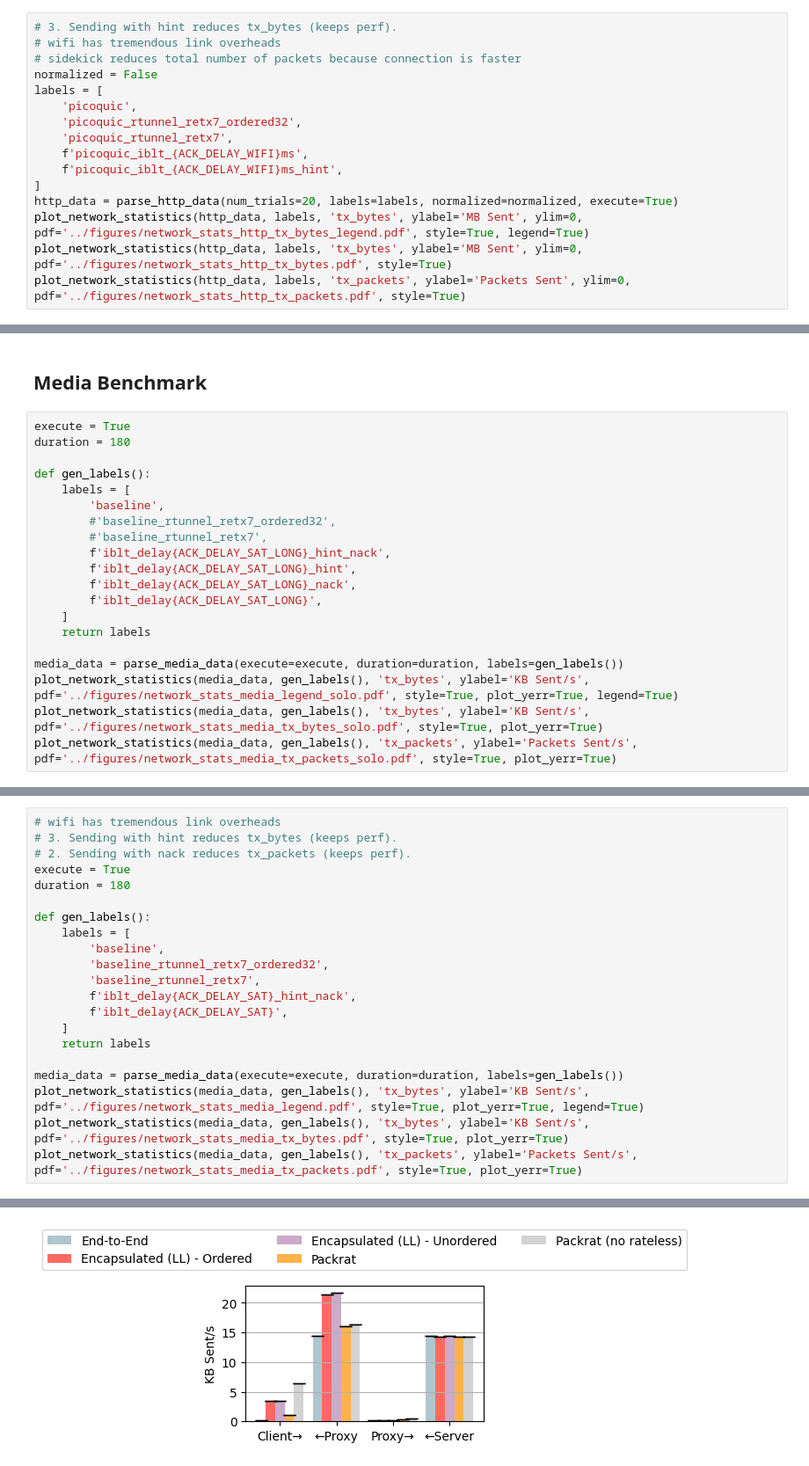
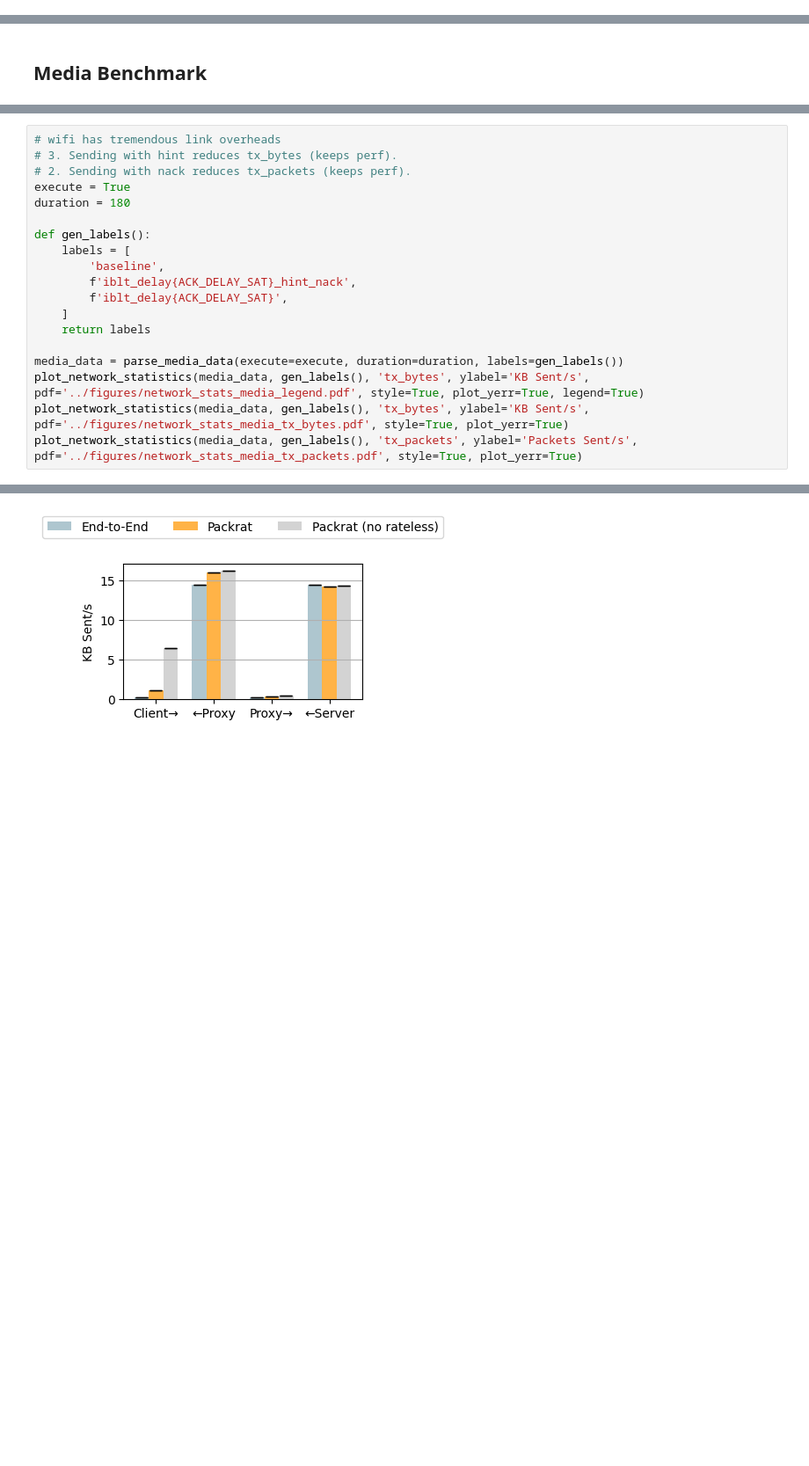
Before and after one commit to StanfordSNR/sidekick-downloads, a Jupyter notebook: notebook/network_statistics.ipynb, the cells around one changed output, grey strips where cells are left out. Shown at 88% size. Cells and saved outputs as stored; diff of their text form; blank space fills up the shorter version.

Commit message:
clean up network_statistics nb

```diff
--- a/notebook/network_statistics.ipynb
+++ b/notebook/network_statistics.ipynb
@@ -173,19 +173,3 @@ picoquic_iblt_20ms tx_packets [6649.0, 21404.0, 1076.5, 20656.0]
 picoquic_iblt_20ms_hint tx_packets [2241.5, 18641.5, 1064.0, 18632.0]
 ../figures/network_stats_http_tx_packets_solo.pdf
 [figure]
-# %%
-# 3. Sending with hint reduces tx_bytes (keeps perf).
-# wifi has tremendous link overheads
-# sidekick reduces total number of packets because connection is faster
-normalized = False
-labels = [
-    'picoquic',
-    'picoquic_rtunnel_retx7_ordered32',
-    'picoquic_rtunnel_retx7',
-    f'picoquic_iblt_{ACK_DELAY_WIFI}ms',
-    f'picoquic_iblt_{ACK_DELAY_WIFI}ms_hint',
-]
-http_data = parse_http_data(num_trials=20, labels=labels, normalized=normalized, execute=True)
-plot_network_statistics(http_data, labels, 'tx_bytes', ylabel='MB Sent', ylim=0, pdf='../figures/network_stats_http_tx_bytes_legend.pdf', style=True, legend=True)
-plot_network_statistics(http_data, labels, 'tx_bytes', ylabel='MB Sent', ylim=0, pdf='../figures/network_stats_http_tx_bytes.pdf', style=True)
-plot_network_statistics(http_data, labels, 'tx_packets', ylabel='Packets Sent', ylim=0, pdf='../figures/network_stats_http_tx_packets.pdf', style=True)
@@ -214,22 +176,2 @@ picoquic_iblt_20ms_hint tx_packets [2241.5, 18641.5, 1064.0, 18632.0]
 # %% [markdown]
 ## Media Benchmark
-# %%
-execute = True
-duration = 180
-
-def gen_labels():
-    labels = [
-        'baseline',
-        #'baseline_rtunnel_retx7_ordered32',
-        #'baseline_rtunnel_retx7',
-        f'iblt_delay{ACK_DELAY_SAT_LONG}_hint_nack',
-        f'iblt_delay{ACK_DELAY_SAT_LONG}_hint',
-        f'iblt_delay{ACK_DELAY_SAT_LONG}_nack',
-        f'iblt_delay{ACK_DELAY_SAT_LONG}',
-    ]
-    return labels
-
-media_data = parse_media_data(execute=execute, duration=duration, labels=gen_labels())
-plot_network_statistics(media_data, gen_labels(), 'tx_bytes', ylabel='KB Sent/s', pdf='../figures/network_stats_media_legend_solo.pdf', style=True, plot_yerr=True, legend=True)
-plot_network_statistics(media_data, gen_labels(), 'tx_bytes', ylabel='KB Sent/s', pdf='../figures/network_stats_media_tx_bytes_solo.pdf', style=True, plot_yerr=True)
-plot_network_statistics(media_data, gen_labels(), 'tx_packets', ylabel='Packets Sent/s', pdf='../figures/network_stats_media_tx_packets_solo.pdf', style=True, plot_yerr=True)
@@ -265,8 +185,6 @@ duration = 180
 def gen_labels():
     labels = [
         'baseline',
-        'baseline_rtunnel_retx7_ordered32',
-        'baseline_rtunnel_retx7',
         f'iblt_delay{ACK_DELAY_SAT}_hint_nack',
         f'iblt_delay{ACK_DELAY_SAT}',
     ]
@@ -283,5 +199,5 @@ baseline_rtunnel_retx7 tx_bytes [3.526687382660099, 21.754121024960092, 0.199659
 iblt_delay60_hint_nack tx_bytes [1.094166638664296, 16.002943795700038, 0.3723072985405006, 14.28015832847227]
 iblt_delay60 tx_bytes [6.491432415938016, 16.286976860163964, 0.46800994368004595, 14.314696799455687]
 ../figures/network_stats_media_legend.pdf
-[figure, old version]
+[figure, new version]
 baseline tx_bytes [0.22252211688557333, 14.429396536354558, 0.21154111124219127, 14.42251606793728]
```
Also changed, not shown: parts of 4 cells of this notebook, 1 other file.
